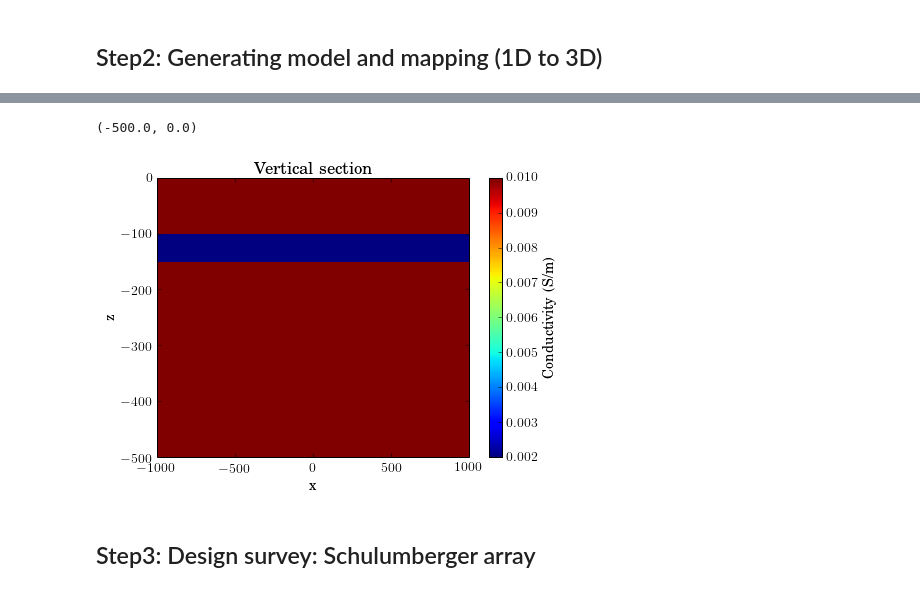
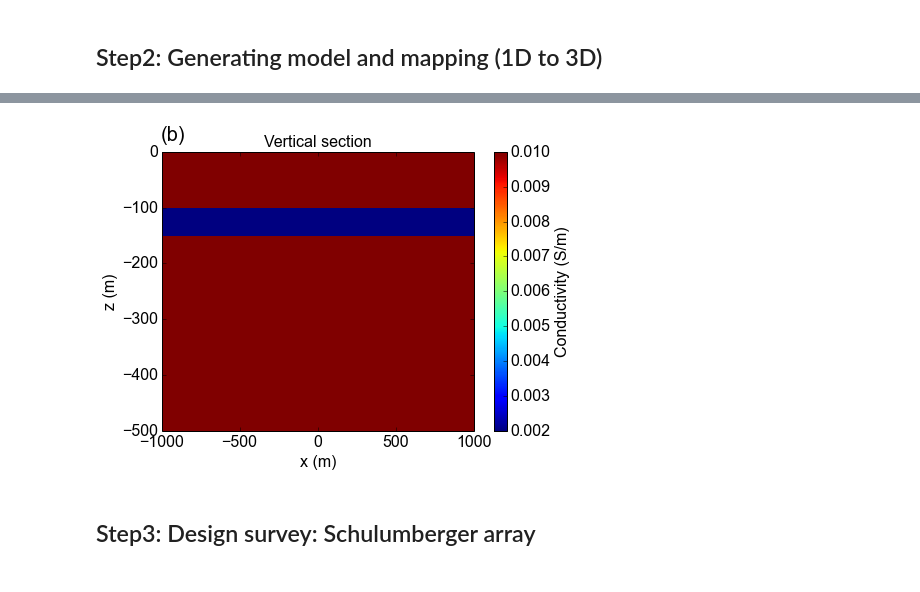
Before and after one commit to simpeg/simpeg, a Jupyter notebook: notebooks/DC_schumberger_Inv.ipynb, the cells around one changed output, grey strips where cells are left out. Saved outputs shown, nothing was run; the diff lists cells and outputs as text; code cells hidden in the pictures.

```diff
--- a/notebooks/DC_schumberger_Inv.ipynb
+++ b/notebooks/DC_schumberger_Inv.ipynb
@@ -9,3 +7,8 @@ Populating the interactive namespace from numpy and matplotlib
+# %%
+import matplotlib
+import matplotlib.pyplot as plt
+# matplotlib.rcParams.update({'font.size': 16, 'text.usetex': True, 'font.family': 'arial'})
+matplotlib.rcParams.update({'font.size': 16, 'font.family': 'arial'})
 # %% [markdown]
 # 1D DC inversion of Schlumberger array
 # %% [markdown]
@@ -59,14 +67,17 @@ ax.set_ylim(-600, 0)
 # %%
 fig, ax = plt.subplots(1,1, figsize = (7, 5))
 dat = mesh.plotSlice((mapping*mtrue), normal='Y', ind = 9, ax = ax)
 cb = plt.colorbar(dat[0], ax =ax)
-ax.set_title("Vertical section")
-cb.set_label("Conductivity (S/m)")
+ax.set_title("Vertical section", fontsize = 16)
+cb.set_label("Conductivity (S/m)", fontsize = 16)
+ax.set_xlabel('x (m)', fontsize = 16)
+ax.set_ylabel('z (m)', fontsize = 16)
 ax.set_xlim(-1000., 1000.)
 ax.set_ylim(-500., 0.)
+ax.text(-1000., 20., '(b)', fontsize = 20)
+fig.savefig('cond3d.png', dpi=200)
 # %% [output]
-(-500.0, 0.0)
-[figure, old version]
+[figure, new version]
 # %% [markdown]
 ## Step3: Design survey: Schulumberger array
 # %% [markdown]
```
Also changed, not shown: parts of 9 cells of this notebook, 2 other files.
